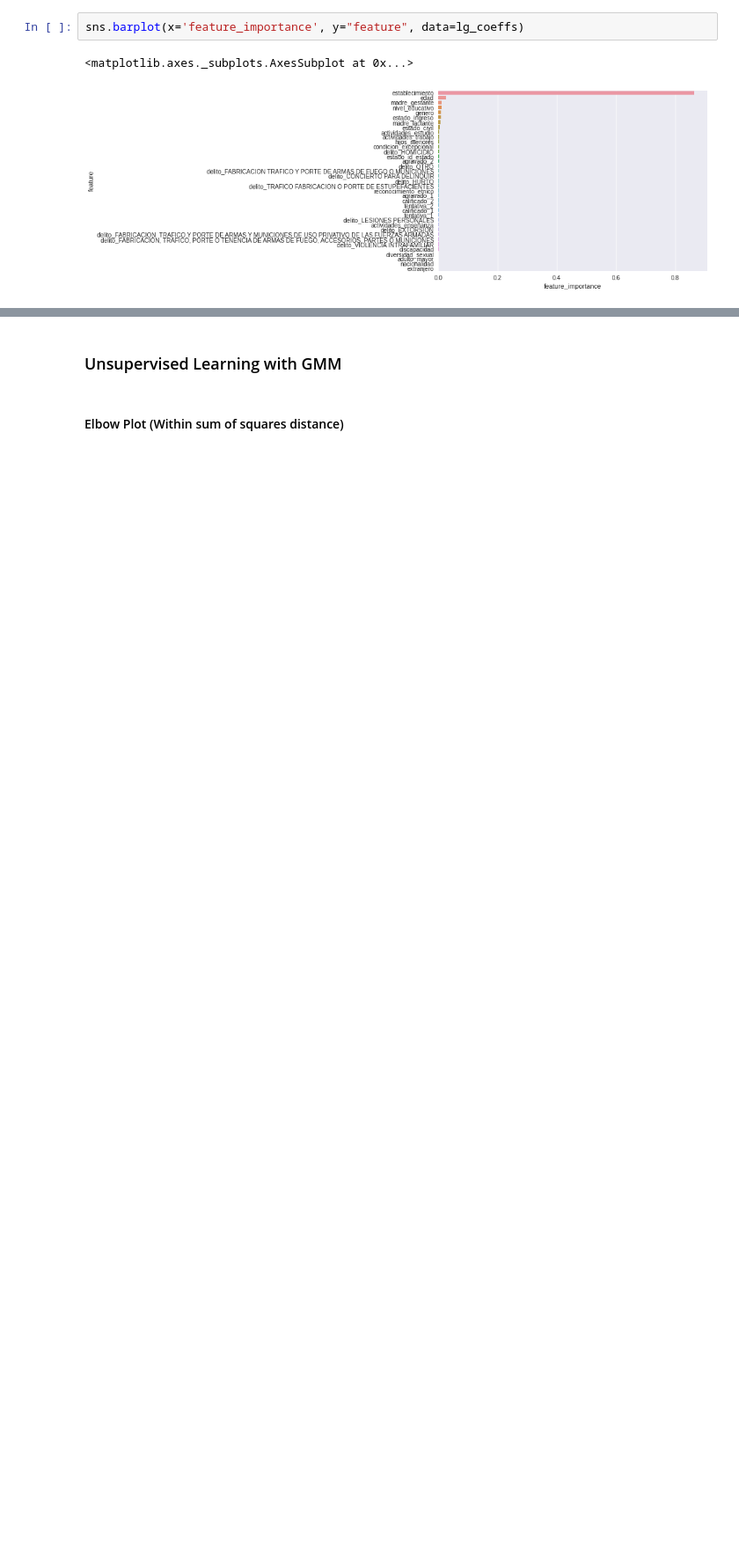
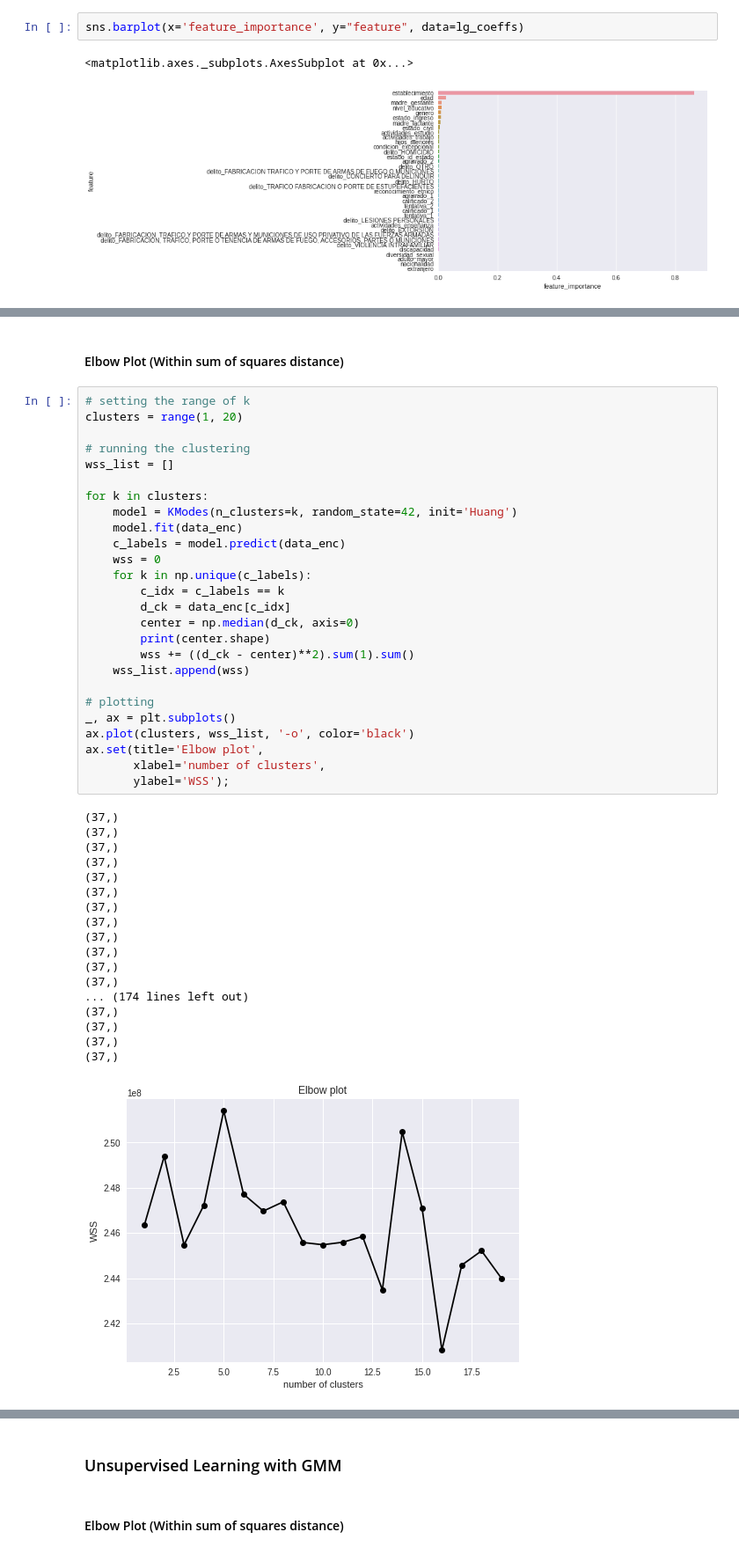
Before and after one commit to dehoyosb/MinJusticia_team77_DS4A_Project, a Jupyter notebook: app/unsupervised_learning_daniel.ipynb, the cells around one changed output, grey strips where cells are left out. Shown at 88% size. Drawn from its saved outputs; the diff is of its cells as text; blank space fills up the shorter version.

Commit message:
Testing Kmode with categorical data

```diff
--- a/app/unsupervised_learning_daniel.ipynb
+++ b/app/unsupervised_learning_daniel.ipynb
@@ -773,0 +798,47 @@ sns.barplot(x='feature_importance', y="feature", data=lg_coeffs)
+# %% [markdown]
+#### Elbow Plot (Within sum of squares distance)
+# %%
+# setting the range of k
+clusters = range(1, 20)
+
+# running the clustering
+wss_list = []
+
+for k in clusters:
+    model = KModes(n_clusters=k, random_state=42, init='Huang')
+    model.fit(data_enc)
+    c_labels = model.predict(data_enc)
+    wss = 0
+    for k in np.unique(c_labels):
+        c_idx = c_labels == k
+        d_ck = data_enc[c_idx]
+        center = np.median(d_ck, axis=0)
+        print(center.shape)
+        wss += ((d_ck - center)**2).sum(1).sum()
+    wss_list.append(wss)
+
+# plotting
+_, ax = plt.subplots()
+ax.plot(clusters, wss_list, '-o', color='black')
+ax.set(title='Elbow plot',
+       xlabel='number of clusters',
+       ylabel='WSS');
+# %% [output]
+(37,)
+(37,)
+(37,)
+(37,)
+(37,)
+(37,)
+(37,)
+(37,)
+(37,)
+(37,)
+(37,)
+(37,)
+... (174 lines left out)
+(37,)
+(37,)
+(37,)
+(37,)
+[figure, added]
```
Also changed, not shown: parts of 8 cells of this notebook, 1 other file.
